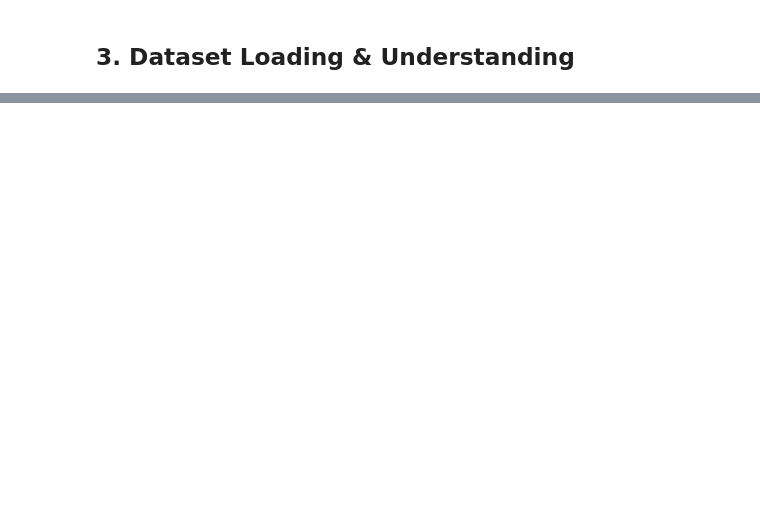
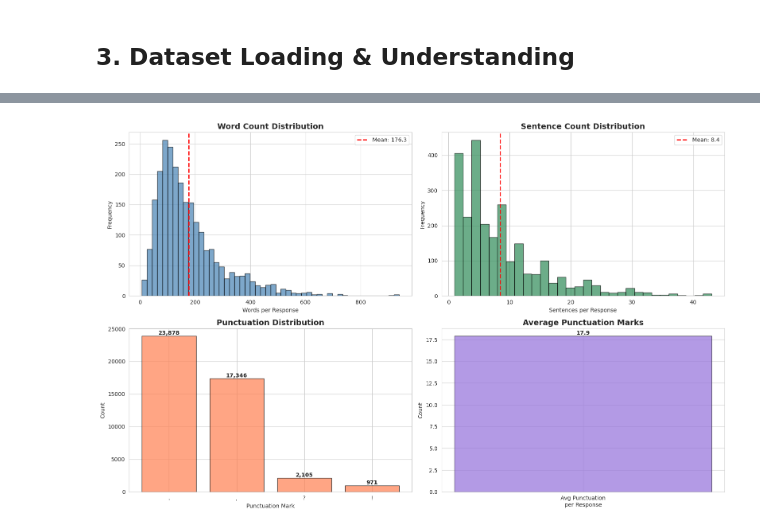
Before and after one commit to Satvik-jain/Augnito, a Jupyter notebook: punctuation_restoration.ipynb, the cells around one changed output, grey strips where cells are left out. Drawn from its saved outputs; the diff is of its cells as text; code cells hidden in the pictures; blank space fills up the shorter version.

```diff
--- a/punctuation_restoration.ipynb
+++ b/punctuation_restoration.ipynb
@@ -528,0 +132,19 @@ print("="*80)
+# %%
+# Extract Response column
+response_col = 'Response' if 'Response' in df.columns else df.columns[-1]
+texts = df[response_col].dropna().astype(str).tolist()
+
+print(f"📊 Total responses: {len(texts)}")
+print(f"📊 Unique responses: {len(set(texts))}")
+print(f"📊 Duplicates: {len(texts) - len(set(texts))}")
+
+# Remove duplicates
+texts = list(set(texts))
+
+# Filter out very short texts
+texts = [t for t in texts if len(t.strip()) > 30]
+print(f"\n📊 After cleaning: {len(texts)} unique responses")
+
+# Sample for faster development
+print(f"\n📝 Sample response:")
+print(texts[0][:300], "...")
@@ -528,0 +162,60 @@ print("="*80)
+# %%
+# Text analysis
+word_counts = [len(t.split()) for t in texts]
+sent_counts = [len(sent_tokenize(t)) for t in texts]
+
+# Punctuation analysis
+punct_stats = {'.': 0, ',': 0, '?': 0, '!': 0}
+for text in texts:
+    for p in punct_stats.keys():
+        punct_stats[p] += text.count(p)
+
+# Visualization
+fig, axes = plt.subplots(2, 2, figsize=(16, 10))
+
+# Word count distribution
+axes[0,0].hist(word_counts, bins=50, edgecolor='black', alpha=0.7, color='steelblue')
+axes[0,0].axvline(np.mean(word_counts), color='red', linestyle='--', linewidth=2, label=f'Mean: {np.mean(word_counts):.1f}')
+axes[0,0].set_title('Word Count Distribution', fontsize=14, weight='bold')
+axes[0,0].set_xlabel('Words per Response')
+axes[0,0].set_ylabel('Frequency')
+axes[0,0].legend()
+
+# Sentence count distribution
+axes[0,1].hist(sent_counts, bins=30, edgecolor='black', alpha=0.7, color='seagreen')
+axes[0,1].axvline(np.mean(sent_counts), color='red', linestyle='--', linewidth=2, label=f'Mean: {np.mean(sent_counts):.1f}')
+axes[0,1].set_title('Sentence Count Distribution', fontsize=14, weight='bold')
+axes[0,1].set_xlabel('Sentences per Response')
+axes[0,1].set_ylabel('Frequency')
+axes[0,1].legend()
+
+# Punctuation distribution
+axes[1,0].bar(punct_stats.keys(), punct_stats.values(), edgecolor='black', alpha=0.7, color='coral')
+axes[1,0].set_title('Punctuation Distribution', fontsize=14, weight='bold')
+axes[1,0].set_xlabel('Punctuation Mark')
+axes[1,0].set_ylabel('Count')
+for i, (k, v) in enumerate(punct_stats.items()):
+    axes[1,0].text(i, v, f'{v:,}', ha='center', va='bottom', fontweight='bold')
+
+# Punctuation per response
+total_punct = sum(punct_stats.values())
+punct_per_response = total_punct / len(texts)
+axes[1,1].bar(['Avg Punctuation\nper Response'], [punct_per_response], edgecolor='black', alpha=0.7, color='mediumpurple')
+axes[1,1].set_title('Average Punctuation Marks', fontsize=14, weight='bold')
+axes[1,1].set_ylabel('Count')
+axes[1,1].text(0, punct_per_response, f'{punct_per_response:.1f}', ha='center', va='bottom', fontweight='bold')
+
+plt.tight_layout()
+plt.show()
+
+print("\n📊 Dataset Statistics:")
+print(f"  • Total responses: {len(texts):,}")
+print(f"  • Avg words/response: {np.mean(word_counts):.1f}")
+print(f"  • Avg sentences/response: {np.mean(sent_counts):.1f}")
+print(f"  • Total punctuation: {total_punct:,}")
+print(f"\n📌 Punctuation Breakdown:")
+for k, v in punct_stats.items():
+    pct = (v/total_punct)*100
+    print(f"  • '{k}': {v:,} ({pct:.1f}%)")
+# %% [output]
+[figure, added]
```
Also changed, not shown: parts of 54 cells of this notebook.
